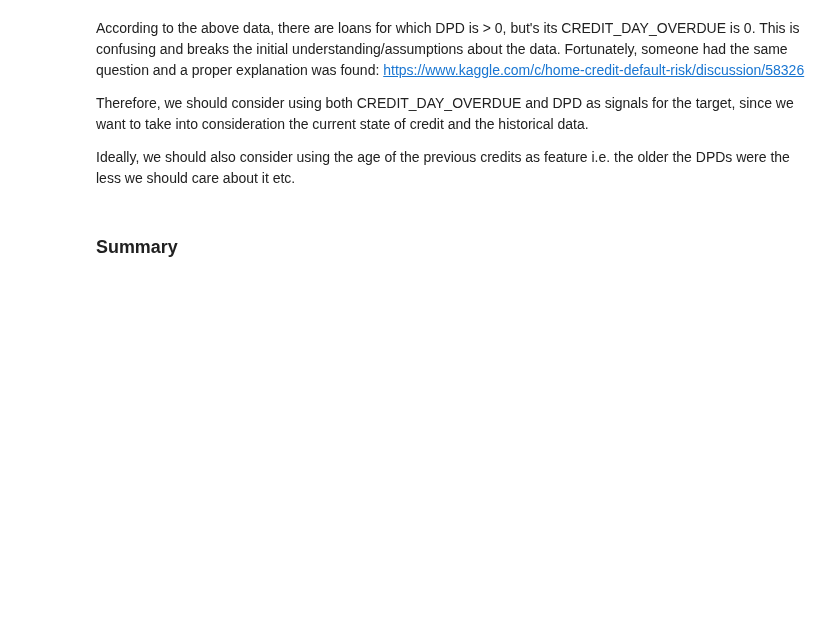
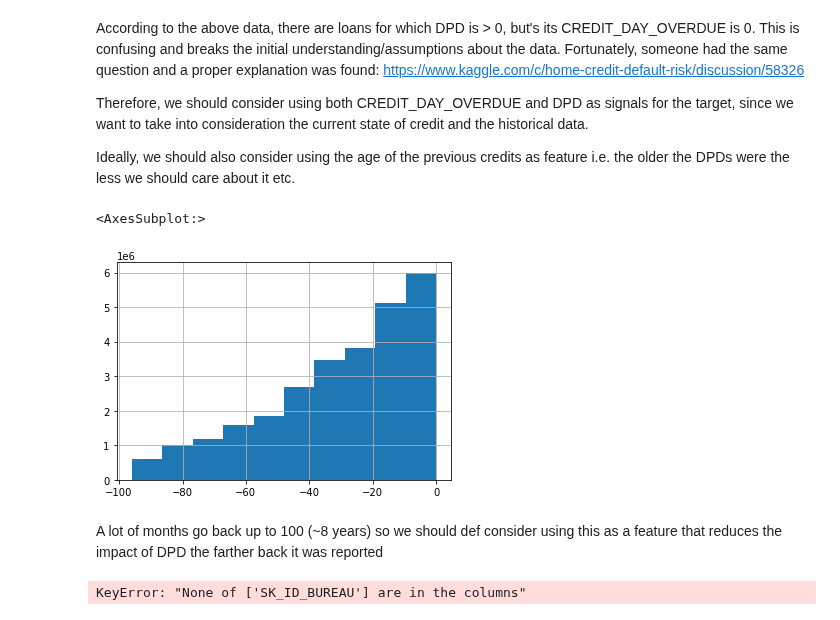
Before and after one commit to DSEI21000-S21/project-home-credit, a Jupyter notebook: experiments/amauris/home-credit.ipynb, the cells around one changed output. Drawn from its saved outputs; the diff is of its cells as text; code cells hidden in the pictures; blank space fills up the shorter version.

```diff
--- a/experiments/amauris/home-credit.ipynb
+++ b/experiments/amauris/home-credit.ipynb
@@ -75 +115,5 @@ None
+# %%
+data['bureau']['AMT_CREDIT_SUM_DEBT'] = data['bureau']['AMT_CREDIT_SUM_DEBT'].fillna(value=0)
+data['bureau']['AMT_CREDIT_DEBT_RATIO'] =  data['bureau']['AMT_CREDIT_SUM_DEBT']/data['bureau']['AMT_CREDIT_SUM']
+data['bureau']['AMT_CREDIT_DEBT_RATIO'] = data['bureau']['AMT_CREDIT_DEBT_RATIO'].fillna(value=0)
 # %%
@@ -247,2 +299,13 @@ Ideally, we should also consider using the age of the previous credits as featur
-# %% [markdown]
-### Summary
+# %%
+data['bureau_balance']['MONTHS_BALANCE'].hist()
+# %% [output]
+<AxesSubplot:>
+[figure, added]
+# %% [markdown]
+A lot of months go back up to 100 (~8 years) so we should def consider using this as a feature that reduces the impact of DPD the farther back it was reported
+# %%
+# TODO() Validate these values
+data['bureau']['AMT_CREDIT_DEBT_RATIO']
+bureau_with_dpds.set_index(['SK_ID_CURR', 'SK_ID_BUREAU'])
+# %% [output]
+KeyError: "None of ['SK_ID_BUREAU'] are in the columns"
```
Also changed, not shown: parts of 18 cells of this notebook.
